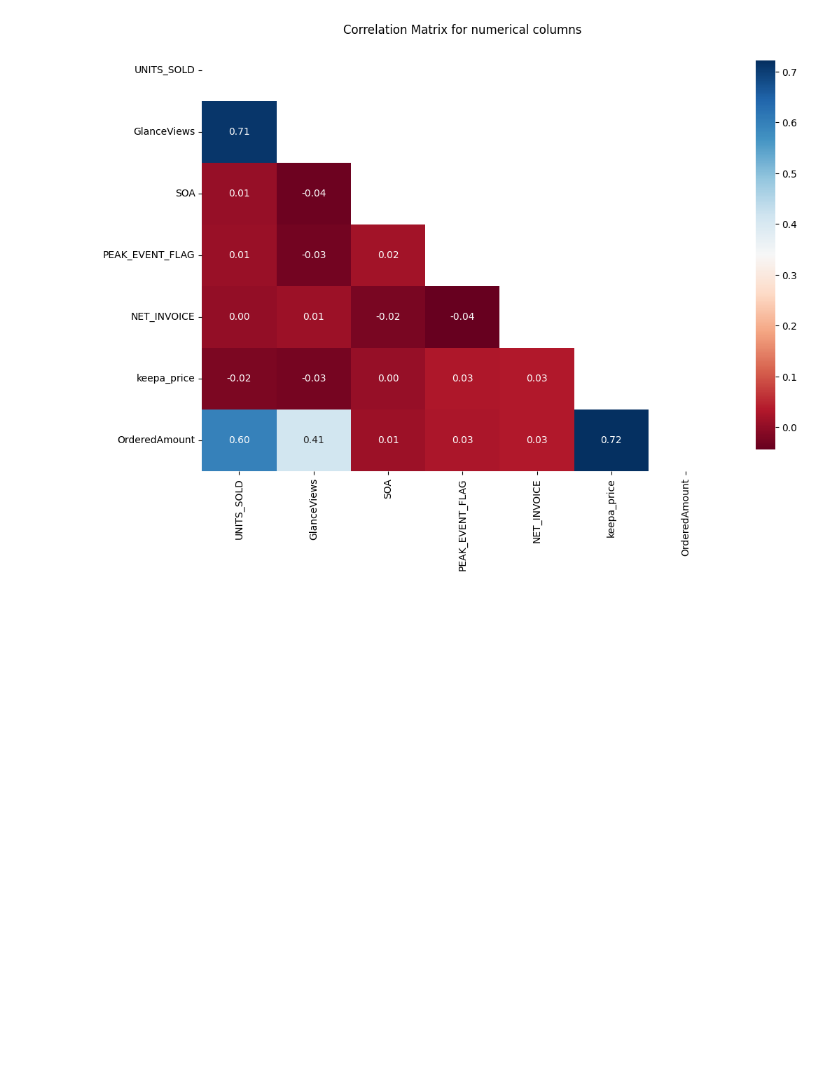
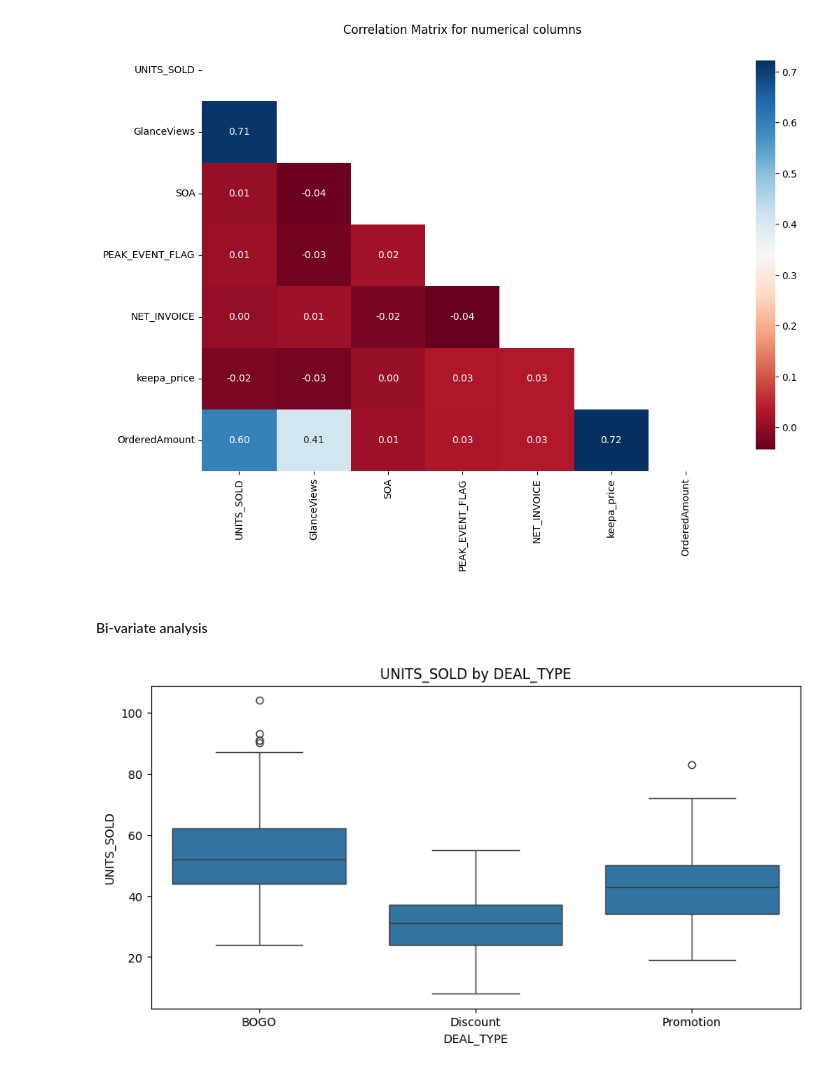
Before and after one commit to javedhassans/CausalML, a Jupyter notebook: notebooks/02_data_exploration.ipynb, the cells around one changed output. Saved outputs shown, nothing was run; the diff lists cells and outputs as text; code cells hidden in the pictures; blank space fills up the shorter version.

```diff
--- a/notebooks/02_data_exploration.ipynb
+++ b/notebooks/02_data_exploration.ipynb
@@ -137,3 +139,13 @@ plt.title('Correlation Matrix for numerical columns')
 plt.show()
 # %% [output]
 [figure]
+# %% [markdown]
+#### Bi-variate analysis
+# %%
+# Relationship between DEAL_TYPE and UNITS_SOLD
+plt.figure(figsize=(10, 5))
+sns.boxplot(data=df, x='DEAL_TYPE', y='UNITS_SOLD')
+plt.title('UNITS_SOLD by DEAL_TYPE')
+plt.show()
+# %% [output]
+[figure, added]
```
Also changed, not shown: parts of 4 cells of this notebook, 2 other files.
